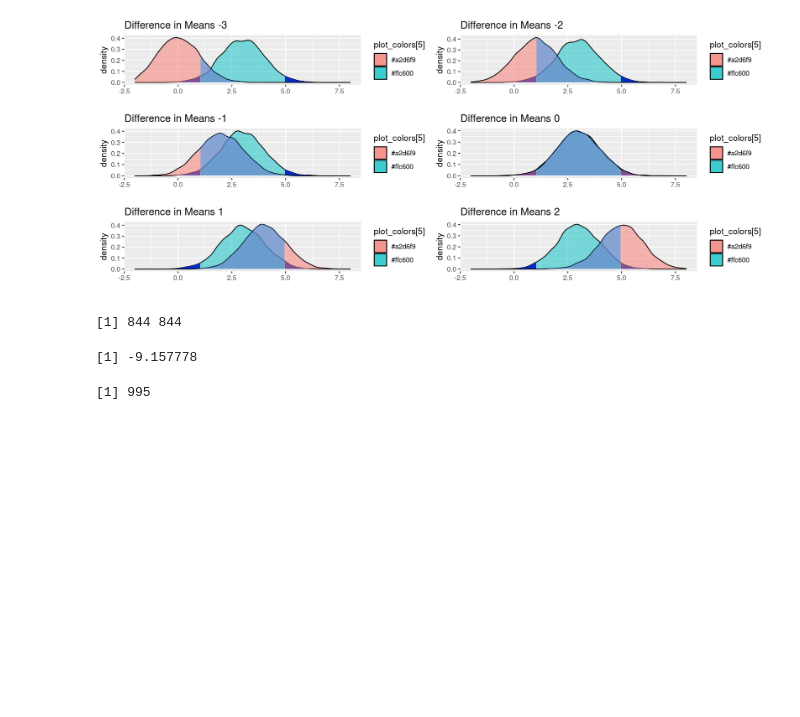
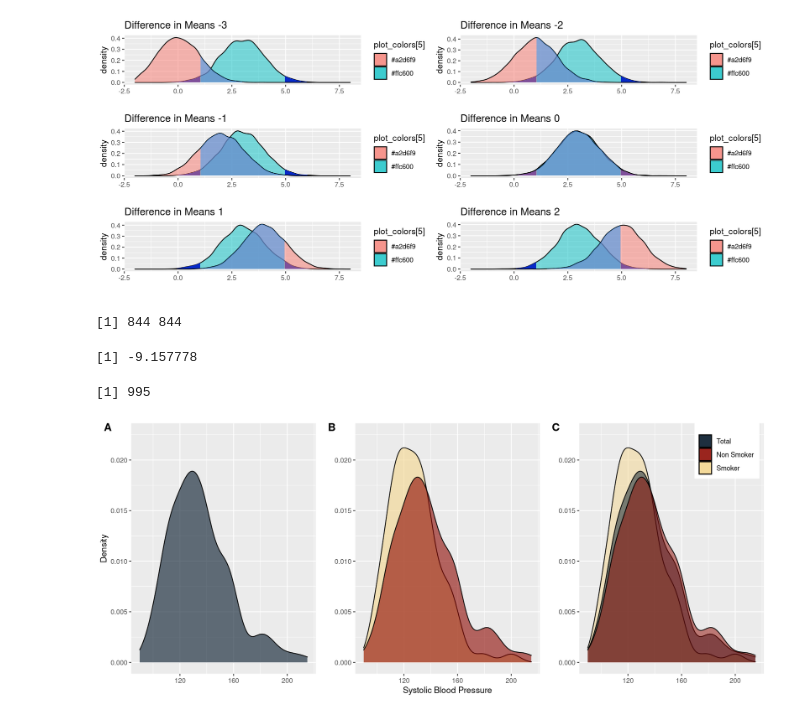
Before and after one commit to hkopanski/502_final_project, a Jupyter notebook: 502_Project.ipynb, the cells around one changed output. Drawn from its saved outputs; the diff is of its cells as text; code cells hidden in the pictures; blank space fills up the shorter version.

```diff
--- a/502_Project.ipynb
+++ b/502_Project.ipynb
@@ -836,3 +836,31 @@ set.seed(2)
 sum(sim_test(5.5, 3, 500, 5, 3, 500)[,8])
 # %% [output]
 [1] 995
+# %%
+plot_colors <- c("#001427","#708d81","#f4d58d","#bf0603","#8d0801")
+y_limits <- c(0, 0.0225)
+
+total_data <- ggplot(df_data) + geom_density(aes(sysBP),
+                                             fill = plot_colors[1],
+                                             alpha = 0.6) +
+                       ylim(y_limits) + ylab("Density") + xlab("")
+
+sep_data <- ggplot() + geom_density(data = df_smoker, aes(sysBP),
+                                    fill = plot_colors[3], alpha = 0.6) +
+                       geom_density(data = df_nonsmoker, aes(sysBP),
+                                    fill = plot_colors[5], alpha = 0.6) +
+                       ylim(y_limits) + ylab("") + xlab("Systolic Blood Pressure")
+
+plot_3 <- ggplot() + geom_density(data = df_smoker, aes(sysBP, fill = plot_colors[3]), alpha = 0.5) +
+                     geom_density(data = df_data, aes(sysBP, fill = plot_colors[1]), alpha = 0.5) +
+                     geom_density(data = df_nonsmoker, aes(sysBP, fill = plot_colors[5]), alpha = 0.5) +
+                     ylim(y_limits) + ylab("") + xlab("") +
+                     scale_fill_manual("",
+                                       values = plot_colors[c(1, 5, 3)],
+                                       labels = c("Total", "Non Smoker", "Smoker")) +
+                     theme(legend.position = c(0.8, 0.9))
+
+plot_grid(total_data, sep_data, plot_3,
+          hjust = -1,nrow = 1, ncol = 3, labels = c("A", "B", "C"))
+# %% [output]
+[figure, added]
```
Also changed, not shown: parts of 1 cell of this notebook, 2 other files.
